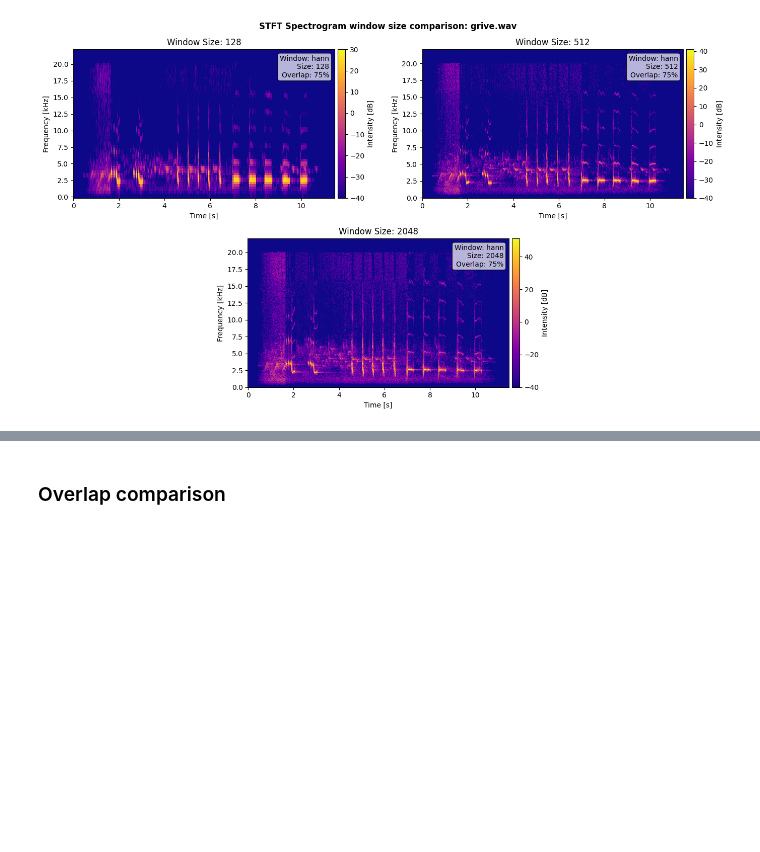
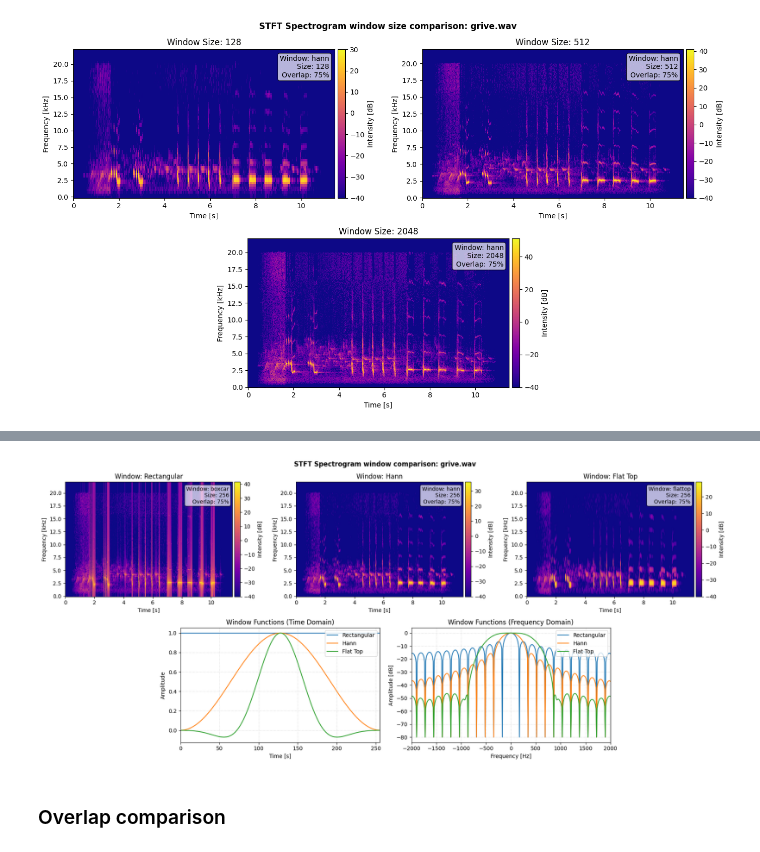
Before and after one commit to NJurquet/spectrobird, a Jupyter notebook: bird_songs_analysis.ipynb, the cells around one changed output, grey strips where cells are left out. Cells and saved outputs as stored; diff of their text form; code cells hidden in the pictures; blank space fills up the shorter version.

Commit message:
Add STFT window comparison

```diff
--- a/bird_songs_analysis.ipynb
+++ b/bird_songs_analysis.ipynb
@@ -205,8 +205,11 @@ plt.show()
 # %% [markdown]
 ### Window size comparison
 # %%
+WINDOW_NAME = "hann"
+OVERLAP = 0.75
+window_sizes = [128, 512, 2048]
+
 SFT_AUDIO_IDX = 0  # Index of audio file to analyze
-window_sizes = [128, 512, 2048]
 # %%
 layout = [
     [window_sizes[0], window_sizes[0], window_sizes[1], window_sizes[1]],
@@ -249,3 +255,86 @@ plt.show()
+# %%
+WINDOW_SIZE = 256
+OVERLAP = 0.75
+HOP_SIZE = max(int(WINDOW_SIZE * (1 - OVERLAP)), 1)
+window_names = {"boxcar": "Rectangular", "hann": "Hann", "flattop": "Flat Top"}
+
+SFT_AUDIO_IDX = 0  # Index of audio file to analyze
+# %%
+layout = [
+    [
+        list(window_names.keys())[0],
+        list(window_names.keys())[0],
+        list(window_names.keys())[1],
+        list(window_names.keys())[1],
+        list(window_names.keys())[2],
+        list(window_names.keys())[2],
+    ],
+    [".", "win_time", "win_time", "win_freq", "win_freq", "."],
+]
+
+fig, axes_map = plt.subplot_mosaic(layout, figsize=(18, 8))
+
+for win_name, win_label in window_names.items():
+    ax = axes_map[win_name]
+    window = scipy.signal.windows.get_window(win_name, WINDOW_SIZE)
+    stft = scipy.signal.ShortTimeFFT(window, hop=HOP_SIZE, fs=sr)
+    stft.stft(audio_list[SFT_AUDIO_IDX][2])
+    power = stft.spectrogram(audio_list[SFT_AUDIO_IDX][2])
+    power_db = 10 * np.log10(np.fmax(power, 1e-4))
+    freqs = stft.f
+    times = stft.t(len(audio_list[SFT_AUDIO_IDX][2]))
+
+    freq_scale, freq_unit = format_unit_scale(np.max(freqs))
+
+    pcm = ax.pcolormesh(times, freqs / freq_scale, power_db, cmap="plasma")
+    fig.colorbar(pcm, ax=ax, pad=0.01, label="Intensity [dB]")
+    ax.set_title(f"Window: {win_label}")
+    ax.set_xlabel("Time [s]")
+    ax.set_ylabel(f"Frequency [{freq_unit}Hz]")
+    ax.text(
+        0.98,
+        0.96,
+        f"Window: {win_name}\nSize: {WINDOW_SIZE}\nOverlap: {OVERLAP * 100:.0f}%",
+        ha="right",
+        va="top",
+        transform=ax.transAxes,
+        bbox=dict(boxstyle="round,pad=0.3", facecolor="white", alpha=0.7),
+    )
+
+# Plot window comparison in time domain
+ax_time = axes_map["win_time"]
+for win_name, win_label in window_names.items():
+    window = scipy.signal.windows.get_window(win_name, WINDOW_SIZE)
+    ax_time.plot(window, label=win_label, linewidth=1.5)
+ax_time.set_xlabel("Time [s]")
+ax_time.set_ylabel("Amplitude")
+ax_time.set_title("Window Functions (Time Domain)")
+ax_time.margins(x=0)
+ax_time.grid(True, linestyle=":", alpha=0.6)
+ax_time.legend(loc="upper right")
+
+# Plot window comparison in frequency domain
+ax_freq = axes_map["win_freq"]
+for win_name, win_label in window_names.items():
+    window = scipy.signal.windows.get_window(win_name, WINDOW_SIZE)
+    A = scipy.fft.fft(window, n=4096)
+    A = scipy.fft.fftshift(A)
+    A_dB = 10 * np.log10(np.abs(A) / np.max(np.abs(A)) + 1e-8)
+    freqs_win = scipy.fft.fftfreq(4096, d=1 / sr)
+    freqs_win = scipy.fft.fftshift(freqs_win)
+    ax_freq.plot(freqs_win, A_dB, label=win_label, linewidth=1.5)
+ax_freq.set_xlabel("Frequency [Hz]")
+ax_freq.set_ylabel("Amplitude [dB]")
+ax_freq.set_title("Window Functions (Frequency Domain)")
+ax_freq.set_xlim(-2000, 2000)
+ax_freq.grid(True, linestyle=":", alpha=0.6)
+ax_freq.legend(loc="upper right")
+
+fig.suptitle(f"STFT Spectrogram window comparison: {wav_files[SFT_AUDIO_IDX].name}", fontweight="bold")
+plt.tight_layout()
+plt.show()
+# %% [output]
+[figure, added]
 # %% [markdown]
 ### Overlap comparison
 # %%
```
Also changed, not shown: parts of 3 cells of this notebook.
